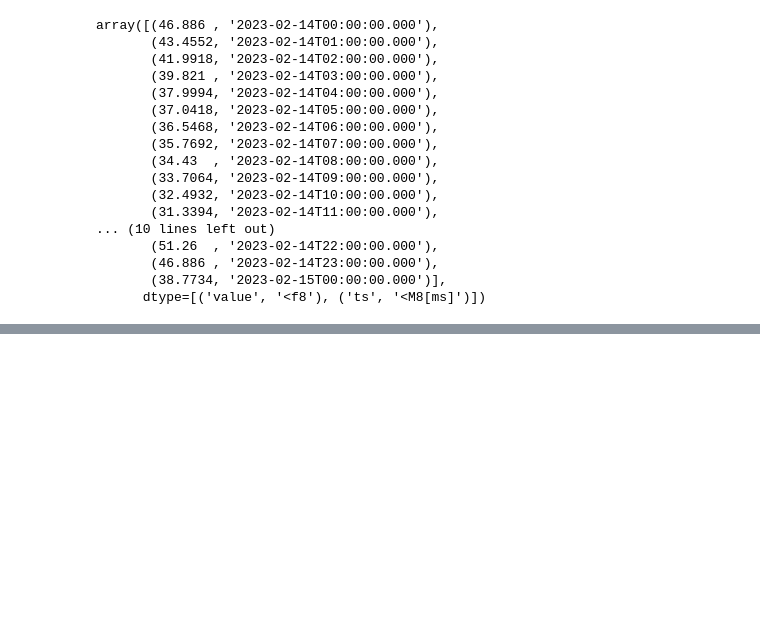
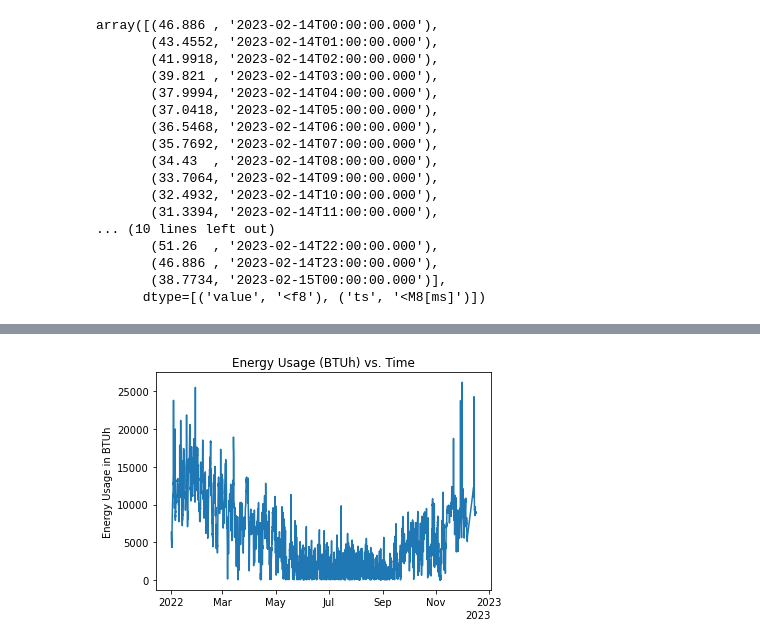
Before and after one commit to thereidfleish/fume-hood-dashboard, a Jupyter notebook: query.ipynb, the cells around one changed output, grey strips where cells are left out. Saved outputs shown, nothing was run; the diff lists cells and outputs as text; code cells hidden in the pictures; blank space fills up the shorter version.

```diff
--- a/query.ipynb
+++ b/query.ipynb
@@ -526,0 +531,10 @@ cold_query(target_list,server,start,end)
+# %%
+#Let's Look at How energy was Used Over Time for 2022
+
+plt.plot(df["BTUh"], label="BTUh")
+plt.ylabel("Energy Usage in BTUh")
+plt.gca().xaxis.set_major_formatter(mdates.ConciseDateFormatter(plt.gca().xaxis.get_major_locator()))
+plt.title("Energy Usage (BTUh) vs. Time")
+plt.show()
+# %% [output]
+[figure, added]
```
Also changed, not shown: parts of 8 cells of this notebook.
